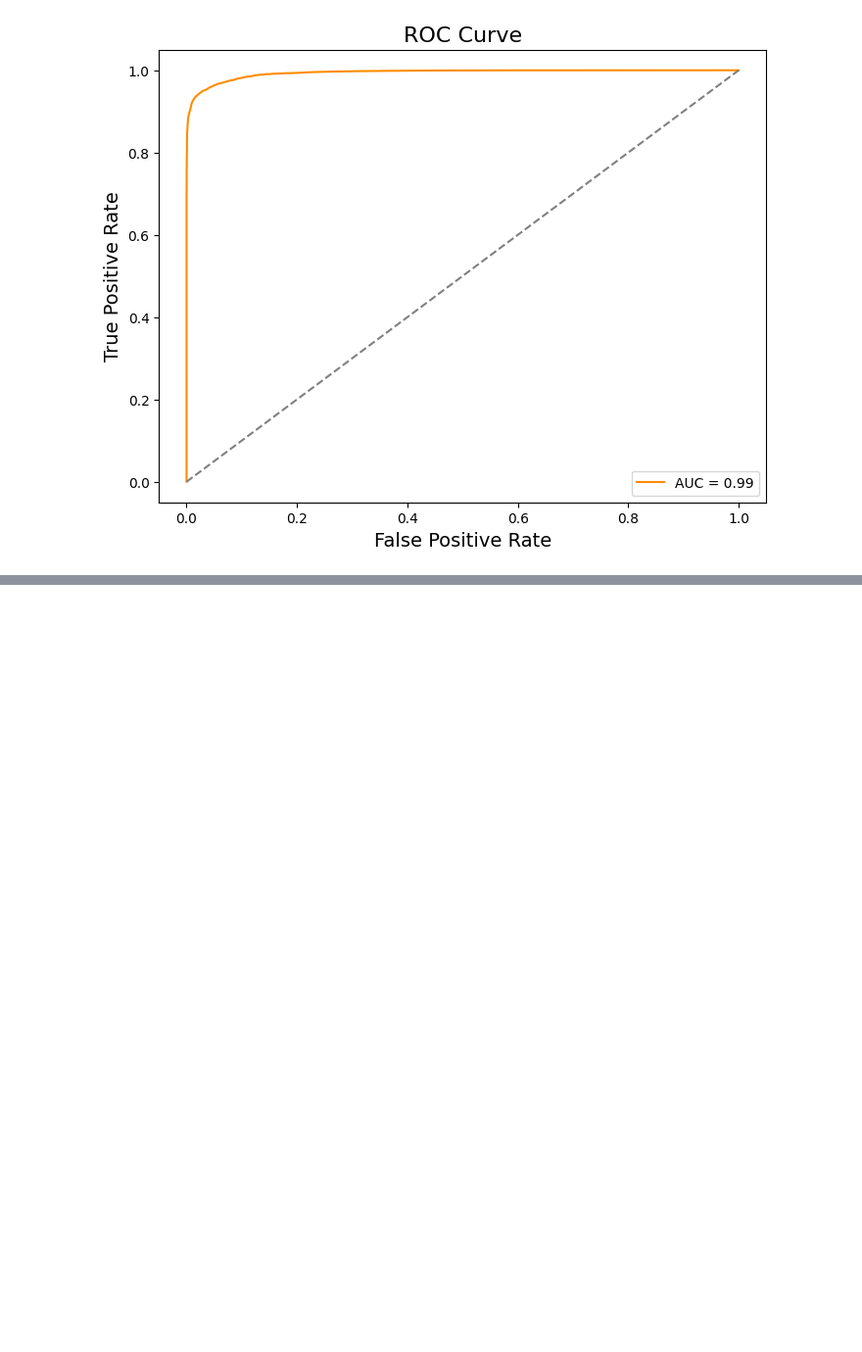
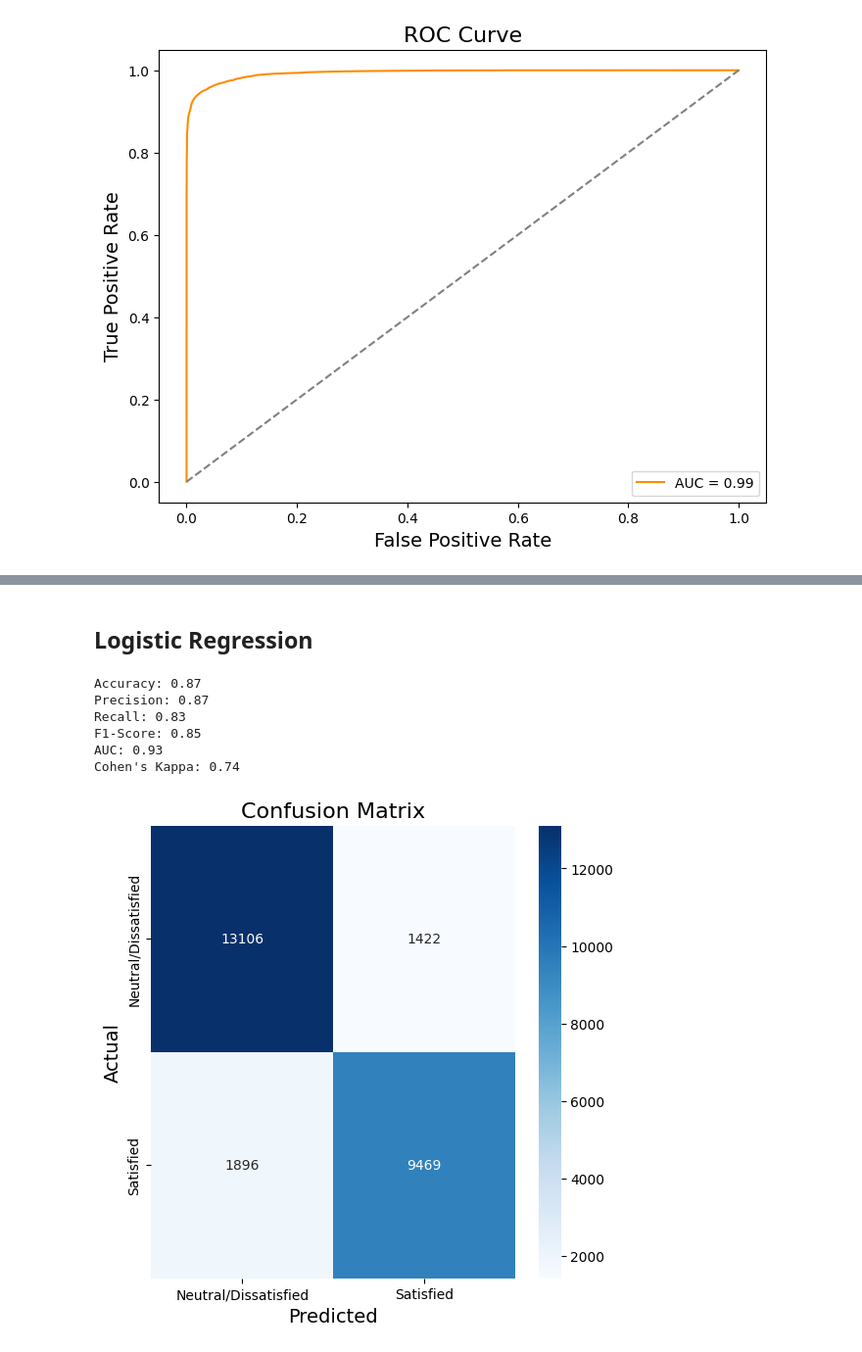
Before and after one commit to airline-management-system/customer-satisfaction, a Jupyter notebook: notebook/benchmark.ipynb, the cells around one changed output, grey strips where cells are left out. Shown at 98% size. Saved outputs shown, nothing was run; the diff lists cells and outputs as text; code cells hidden in the pictures; blank space fills up the shorter version.

```diff
--- a/notebook/benchmark.ipynb
+++ b/notebook/benchmark.ipynb
@@ -162,0 +193,12 @@ Cohen's Kappa: 0.92
+# %% [markdown]
+## Logistic Regression
+# %%
+logistic_regression(X_train, y_train, X_test, max_iter=5000, random_state=42)
+# %% [output]
+Accuracy: 0.87
+Precision: 0.87
+Recall: 0.83
+F1-Score: 0.85
+AUC: 0.93
+Cohen's Kappa: 0.74
+[figure, added]
```
Also changed, not shown: parts of 9 cells of this notebook.
